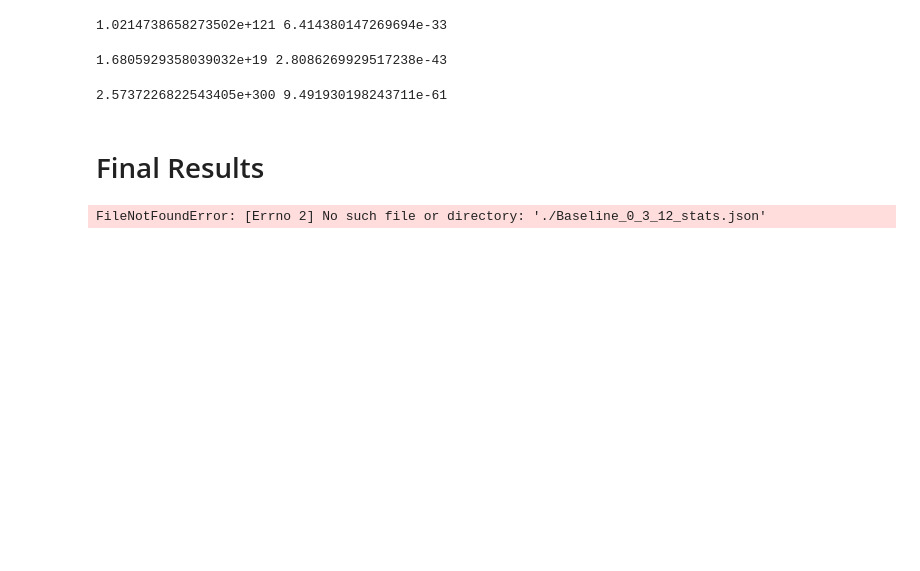
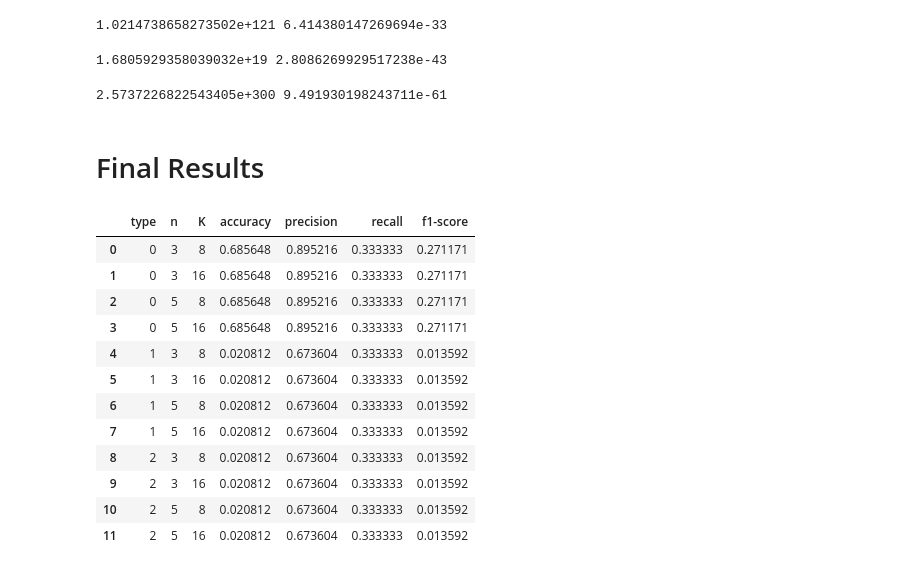
Before and after one commit to chnaveenin/measuring-text-fluency, a Jupyter notebook: src/baseline/n_gram.ipynb, the cells around one changed output. Saved outputs shown, nothing was run; the diff lists cells and outputs as text; code cells hidden in the pictures; blank space fills up the shorter version.

Commit message:
Updated Baseline

```diff
--- a/src/baseline/n_gram.ipynb
+++ b/src/baseline/n_gram.ipynb
@@ -499,25 +499,37 @@ def getMacroScores(path):
     return data["accuracy"], data["macro avg"]["precision"], data["macro avg"]["recall"], data["macro avg"]["f1-score"]
 # %%
 lt = [0, 1, 2]
-ln = [3, 4]
-lK = [12, 16]
+ln = [3, 5]
+lK = [8, 16]
 
 data = {"type": [], "n": [], "K": [], "accuracy": [], "precision": [], "recall": [], "f1-score": []}
 
 for _t in lt:
     for _N in ln:
         for _K in lK:
             path = f"./results/Baseline_{_t}_stats-{_N}-{_K}.json"
             result = getMacroScores(path)
             data["type"].append(_t)
-            data["n"].append(_n)
+            data["n"].append(_N)
             data["K"].append(_K)
             data["accuracy"].append(result[0])
             data["precision"].append(result[1])
             data["recall"].append(result[2])
             data["f1-score"].append(result[3])
 
 df = pd.DataFrame(data)
 df
 # %% [output]
-FileNotFoundError: [Errno 2] No such file or directory: './Baseline_0_3_12_stats.json'
+|  | type | n | K | accuracy | precision | recall | f1-score |
+| 0 | 0 | 3 | 8 | 0.685648 | 0.895216 | 0.333333 | 0.271171 |
+| 1 | 0 | 3 | 16 | 0.685648 | 0.895216 | 0.333333 | 0.271171 |
+| 2 | 0 | 5 | 8 | 0.685648 | 0.895216 | 0.333333 | 0.271171 |
+| 3 | 0 | 5 | 16 | 0.685648 | 0.895216 | 0.333333 | 0.271171 |
+| 4 | 1 | 3 | 8 | 0.020812 | 0.673604 | 0.333333 | 0.013592 |
+| 5 | 1 | 3 | 16 | 0.020812 | 0.673604 | 0.333333 | 0.013592 |
+| 6 | 1 | 5 | 8 | 0.020812 | 0.673604 | 0.333333 | 0.013592 |
+| 7 | 1 | 5 | 16 | 0.020812 | 0.673604 | 0.333333 | 0.013592 |
+| 8 | 2 | 3 | 8 | 0.020812 | 0.673604 | 0.333333 | 0.013592 |
+| 9 | 2 | 3 | 16 | 0.020812 | 0.673604 | 0.333333 | 0.013592 |
+| 10 | 2 | 5 | 8 | 0.020812 | 0.673604 | 0.333333 | 0.013592 |
+| 11 | 2 | 5 | 16 | 0.020812 | 0.673604 | 0.333333 | 0.013592 |
```
